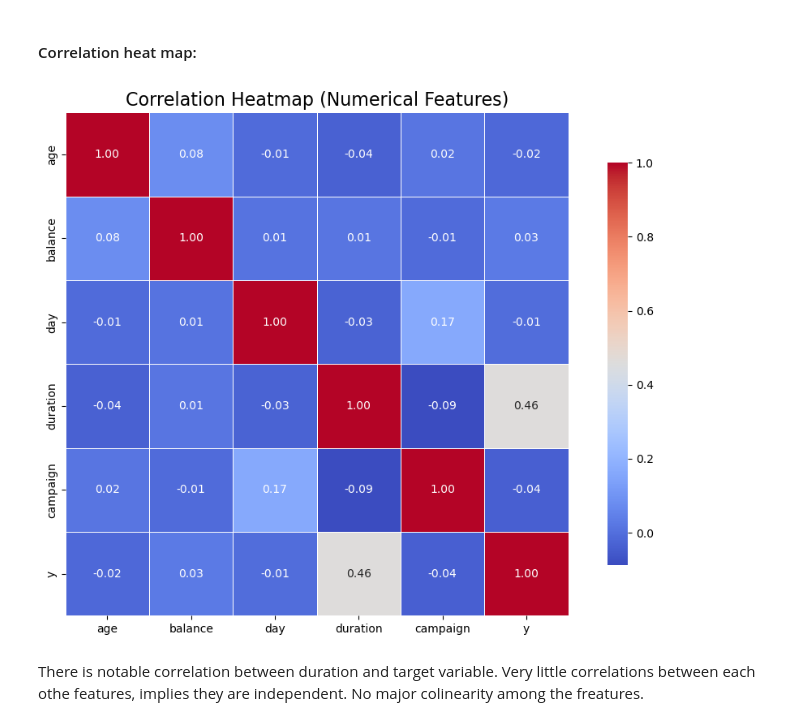
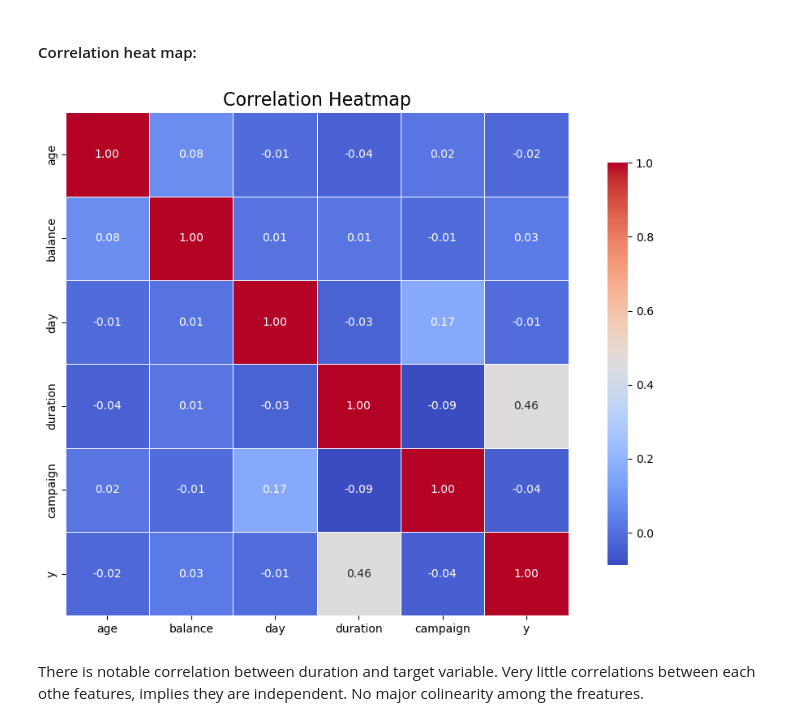
Before and after one commit to Sooihk/Apziva-Project-Term-Deposit-Marketing, a Jupyter notebook: notebooks/term_deposit_marketing.ipynb, the cells around one changed output. Saved outputs shown, nothing was run; the diff lists cells and outputs as text; code cells hidden in the pictures.

```diff
--- a/notebooks/term_deposit_marketing.ipynb
+++ b/notebooks/term_deposit_marketing.ipynb
@@ -150,34 +150,34 @@ Unknown contacts make up 32% which is a substantial amount of the contacts featu
 # %%
 import pandas as pd
 import matplotlib.pyplot as plt
 import seaborn as sns
 
 # heatmap ofr
 def heatmap(term_deposit):
     correlation_deposit = term_deposit.copy()
     correlation_deposit['y'] = correlation_deposit['y'].map({'yes':1, 'no':0})
     correlation_matrix = correlation_deposit.corr(numeric_only=True)
     fig, ax = plt.subplots(figsize=(10,7))
 
     sns.heatmap(
         correlation_matrix,
         annot=True,
         cmap='coolwarm',
         fmt='.2f',
         linewidth=0.5,
         square=True,
         cbar_kws={'shrink':0.8},
         ax=ax
         )
     # Set Title
-    ax.set_title("Correlation Heatmap (Numerical Features)", fontsize=16)
+    ax.set_title("Correlation Heatmap", fontsize=16)
     # Adjust layout to prevent clipping
     fig.tight_layout()
     # Show plot
     plt.show()
 heatmap(term_deposit)
 # %% [output]
-[figure, old version]
+[figure, new version]
 # %% [markdown]
 There is notable correlation between duration and target variable. Very little correlations between each othe features, implies they are independent. No major colinearity among the freatures.
 # %% [markdown]
```
Also changed, not shown: parts of 42 cells of this notebook, 2 other files.
